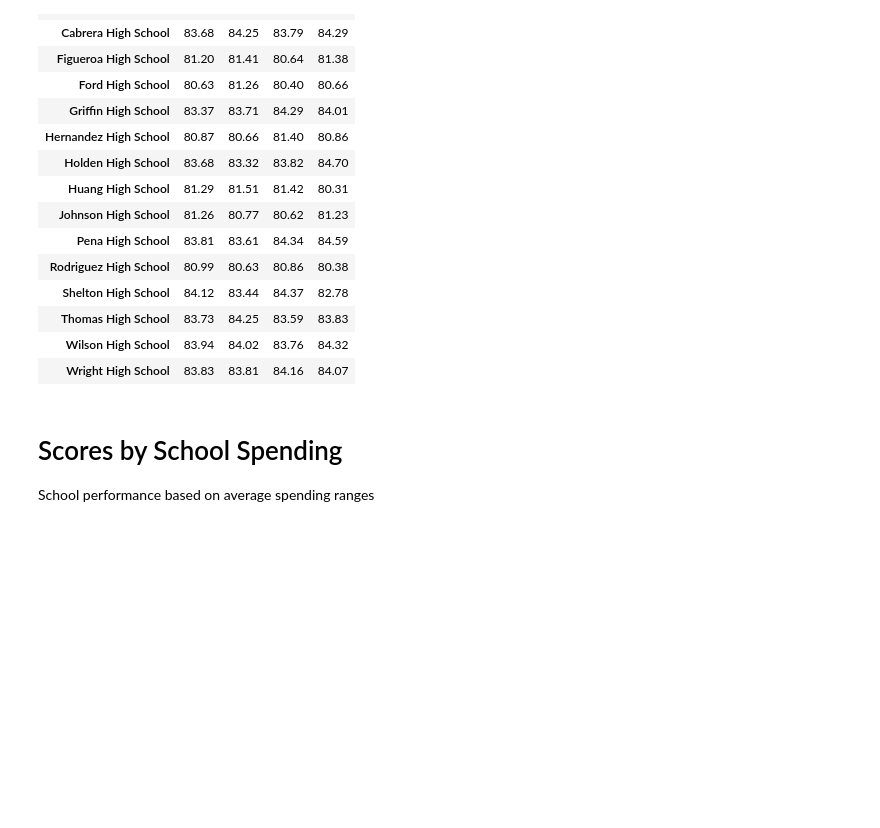
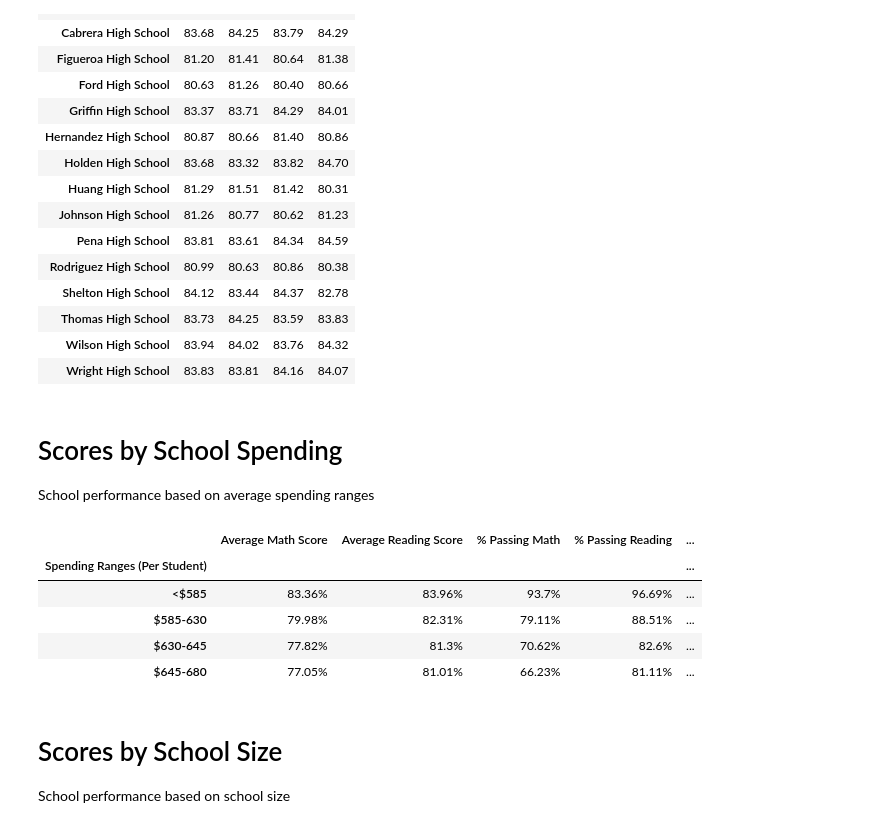
Before and after one commit to bfraser4/Pandas-Challenge, a Jupyter notebook: PyCitySchools/PyCitySchools.ipynb, the cells around one changed output. Cells and saved outputs as stored; diff of their text form; code cells hidden in the pictures; blank space fills up the shorter version.

```diff
--- a/PyCitySchools/PyCitySchools.ipynb
+++ b/PyCitySchools/PyCitySchools.ipynb
@@ -236,9 +236,34 @@ reading_scores
 # Scores by School Spending
 
 School performance based on average spending ranges
-# %%
-#Use 4 reasonable bins to group school spending
-bins = [0, 584, 629, 644, 680]
-group_names = ["<$585", "$585-630", "$630-645", "$645-680"]
-
-renamed_df["spending_ranges"] = pd.cut(renamed_df["budget"])
+# %%
+#Use 4 reasonable bins to group school spending
+bins = [0, 585, 630, 645, 680]
+group_names = ["<$585", "$585-630", "$630-645", "$645-680"]
+
+renamed_df["Spending Ranges"] = pd.cut(renamed_df["Budget"]/renamed_df["Size"], bins, labels = group_names)
+
+spending_groups = renamed_df.groupby("Spending Ranges")
+
+#Calculate using mean, count, and groupby
+average_math = round(spending_groups["Math Score"].mean(),2)
+average_reading = round(spending_groups["Reading Score"].mean(),2)
+math_percentage = round(renamed_df[renamed_df["Math Score"] >= 70].groupby("Spending Ranges")["Student ID"].count()/spending_groups["Student ID"].count() * 100,2)
+reading_percentage = round(renamed_df[renamed_df["Reading Score"] >= 70].groupby("Spending Ranges")["Student ID"].count()/spending_groups["Student ID"].count() * 100,2)
+overall_percentage = round(renamed_df[(renamed_df["Reading Score"] >= 70) & (renamed_df["Math Score"] >= 70)].groupby("Spending Ranges")["Student ID"].count()/spending_groups["Student ID"].count() * 100,2)
+# %%
+#Create new DataFrame
+school_spending = pd.DataFrame({"Average Math Score":average_math, "Average Reading Score":average_reading, "% Passing Math":math_percentage, "% Passing Reading":reading_percentage, "% Overall Passing":overall_percentage})
+school_spending.index.name = "Spending Ranges (Per Student)"
+school_spending.style.format("{:}%")
+# %% [output]
+|  | Average Math Score | Average Reading Score | % Passing Math | % Passing Reading | ... |
+| Spending Ranges (Per Student) |  |  |  |  | ... |
+| <$585 | 83.36% | 83.96% | 93.7% | 96.69% | ... |
+| $585-630 | 79.98% | 82.31% | 79.11% | 88.51% | ... |
+| $630-645 | 77.82% | 81.3% | 70.62% | 82.6% | ... |
+| $645-680 | 77.05% | 81.01% | 66.23% | 81.11% | ... |
+# %% [markdown]
+# Scores by School Size
+
+School performance based on school size
```
Also changed, not shown: parts of 3 cells of this notebook, 1 other file.
